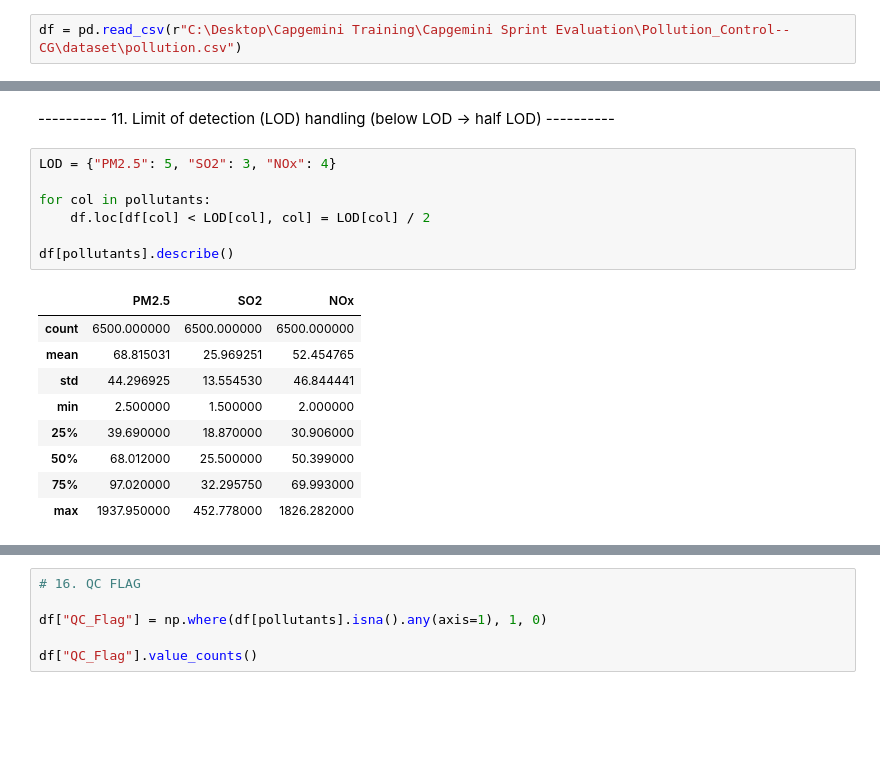
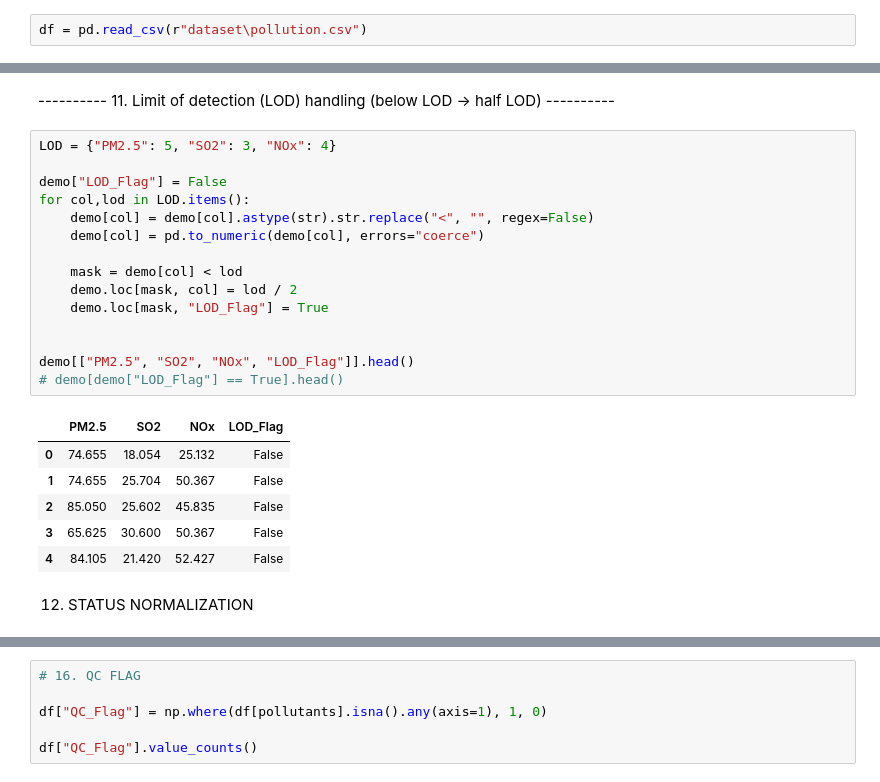
Before and after one commit to Harshi-63/Pollution_Control--CG, a Jupyter notebook: cleaning.ipynb, the cells around one changed output, grey strips where cells are left out. Saved outputs shown, nothing was run; the diff lists cells and outputs as text; blank space fills up the shorter version.

Commit message:
updated the cleaning dataset file

```diff
--- a/cleaning.ipynb
+++ b/cleaning.ipynb
@@ -2,7 +2,7 @@
 import pandas as pd
 import numpy as np
 # %%
-df = pd.read_csv(r"C:\Desktop\Capgemini Training\Capgemini Sprint Evaluation\Pollution_Control--CG\dataset\pollution.csv")
+df = pd.read_csv(r"dataset\pollution.csv")
 # %%
 df.head()
 # %% [output]
@@ -265,18 +265,25 @@ demo[["Status", "Downtime"]].head()
 # %%
 LOD = {"PM2.5": 5, "SO2": 3, "NOx": 4}
 
-for col in pollutants:
-    df.loc[df[col] < LOD[col], col] = LOD[col] / 2
+demo["LOD_Flag"] = False
+for col,lod in LOD.items():
+    demo[col] = demo[col].astype(str).str.replace("<", "", regex=False)
+    demo[col] = pd.to_numeric(demo[col], errors="coerce")
 
-df[pollutants].describe()
+    mask = demo[col] < lod
+    demo.loc[mask, col] = lod / 2
+    demo.loc[mask, "LOD_Flag"] = True
+
+
+demo[["PM2.5", "SO2", "NOx", "LOD_Flag"]].head()
+# demo[demo["LOD_Flag"] == True].head()
 # %% [output]
-|  | PM2.5 | SO2 | NOx |
-| count | 6500.000000 | 6500.000000 | 6500.000000 |
-| mean | 68.815031 | 25.969251 | 52.454765 |
-| std | 44.296925 | 13.554530 | 46.844441 |
-| min | 2.500000 | 1.500000 | 2.000000 |
-| 25% | 39.690000 | 18.870000 | 30.906000 |
-| 50% | 68.012000 | 25.500000 | 50.399000 |
-| 75% | 97.020000 | 32.295750 | 69.993000 |
-| max | 1937.950000 | 452.778000 | 1826.282000 |
+|  | PM2.5 | SO2 | NOx | LOD_Flag |
+| 0 | 74.655 | 18.054 | 25.132 | False |
+| 1 | 74.655 | 25.704 | 50.367 | False |
+| 2 | 85.050 | 25.602 | 45.835 | False |
+| 3 | 65.625 | 30.600 | 50.367 | False |
+| 4 | 84.105 | 21.420 | 52.427 | False |
+# %% [markdown]
+12. STATUS NORMALIZATION
 # %%
```
Also changed, not shown: parts of 25 cells of this notebook, 2 other files.
